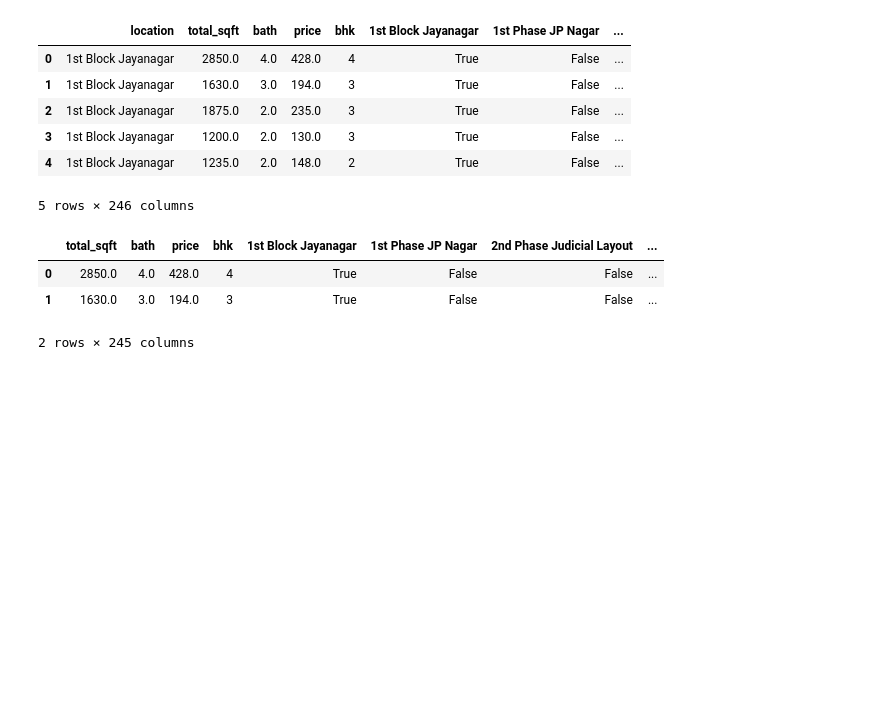
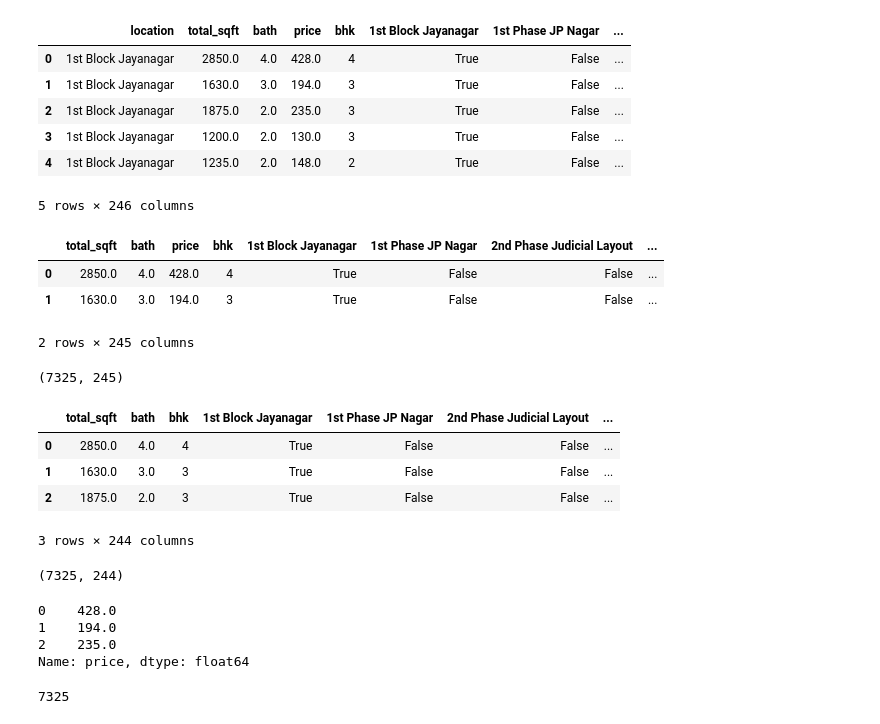
Before and after one commit to mokshijain22/machine-learning-projects, a Jupyter notebook: real state price prediction project/model/banglore_house_prices.ipynb, the cells around one changed output. Drawn from its saved outputs; the diff is of its cells as text; code cells hidden in the pictures; blank space fills up the shorter version.

```diff
--- a/real state price prediction project/model/banglore_house_prices.ipynb
+++ b/real state price prediction project/model/banglore_house_prices.ipynb
@@ -426,3 +426,32 @@ df12.head(2)
 | 0 | 2850.0 | 4.0 | 428.0 | 4 | True | False | False | ... |
 | 1 | 1630.0 | 3.0 | 194.0 | 3 | True | False | False | ... |
 2 rows × 245 columns
+# %%
+df12.shape
+# %% [output]
+(7325, 245)
+# %%
+X = df12.drop(['price'],axis='columns')
+X.head(3)
+# %% [output]
+|  | total_sqft | bath | bhk | 1st Block Jayanagar | 1st Phase JP Nagar | 2nd Phase Judicial Layout | ... |
+| 0 | 2850.0 | 4.0 | 4 | True | False | False | ... |
+| 1 | 1630.0 | 3.0 | 3 | True | False | False | ... |
+| 2 | 1875.0 | 2.0 | 3 | True | False | False | ... |
+3 rows × 244 columns
+# %%
+X.shape
+# %% [output]
+(7325, 244)
+# %%
+y = df12.price
+y.head(3)
+# %% [output]
+0    428.0
+1    194.0
+2    235.0
+Name: price, dtype: float64
+# %%
+len(y)
+# %% [output]
+7325
```
Also changed, not shown: parts of 4 cells of this notebook.
